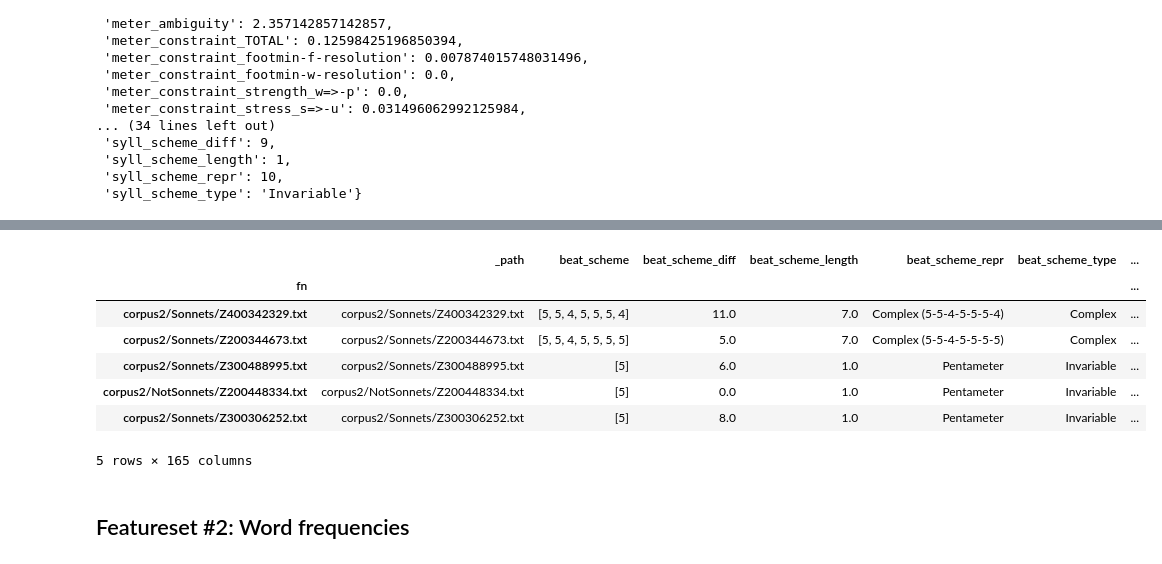
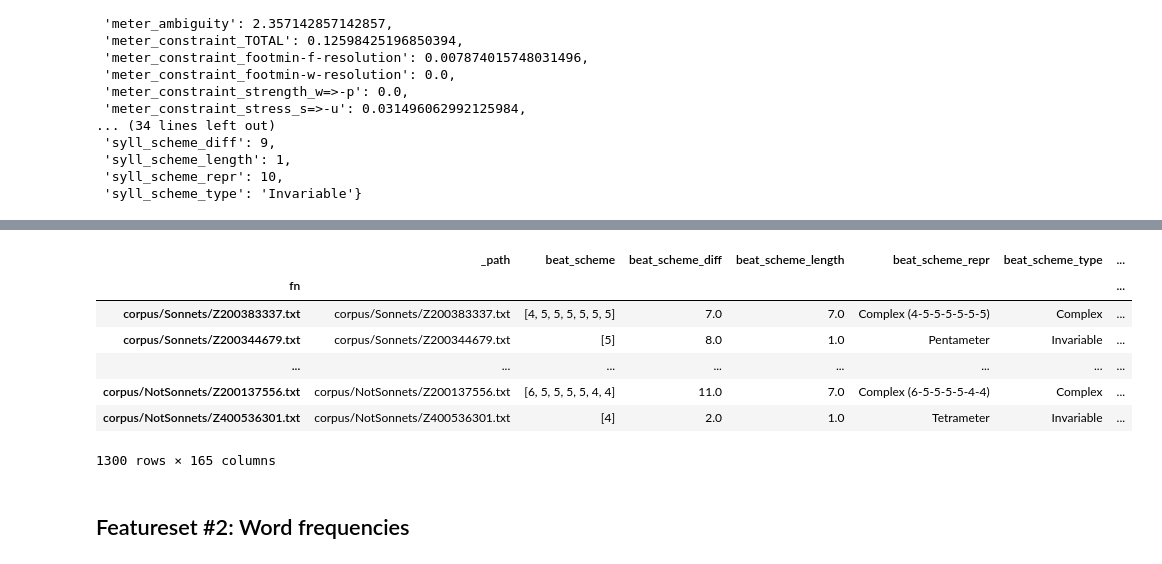
Before and after one commit to quadrismegistus/sonnetproject, a Jupyter notebook: Step2-GenerateFeatureSets.ipynb, the cells around one changed output, grey strips where cells are left out. Cells and saved outputs as stored; diff of their text form; code cells hidden in the pictures.

```diff
--- a/Step2-GenerateFeatureSets.ipynb
+++ b/Step2-GenerateFeatureSets.ipynb
@@ -123,14 +107,14 @@ df_feats_poesy=pd.read_csv('data_poesy/results.txt',encoding='utf-8',sep='\t')
 df_feats_poesy['fn']=[unicode(fn).replace('/Users/ryan/DH/poetry/classification/','') for fn in df_feats_poesy['fn']]
 df_feats_poesy=df_feats_poesy.set_index('fn')
 # %%
-df_feats_poesy.head()
+df_feats_poesy
 # %% [output]
 |  | _path | beat_scheme | beat_scheme_diff | beat_scheme_length | beat_scheme_repr | beat_scheme_type | ... |
 | fn |  |  |  |  |  |  | ... |
-| corpus2/Sonnets/Z400342329.txt | corpus2/Sonnets/Z400342329.txt | [5, 5, 4, 5, 5, 5, 4] | 11.0 | 7.0 | Complex (5-5-4-5-5-5-4) | Complex | ... |
-| corpus2/Sonnets/Z200344673.txt | corpus2/Sonnets/Z200344673.txt | [5, 5, 4, 5, 5, 5, 5] | 5.0 | 7.0 | Complex (5-5-4-5-5-5-5) | Complex | ... |
-| corpus2/Sonnets/Z300488995.txt | corpus2/Sonnets/Z300488995.txt | [5] | 6.0 | 1.0 | Pentameter | Invariable | ... |
-| corpus2/NotSonnets/Z200448334.txt | corpus2/NotSonnets/Z200448334.txt | [5] | 0.0 | 1.0 | Pentameter | Invariable | ... |
-| corpus2/Sonnets/Z300306252.txt | corpus2/Sonnets/Z300306252.txt | [5] | 8.0 | 1.0 | Pentameter | Invariable | ... |
+| corpus/Sonnets/Z200383337.txt | corpus/Sonnets/Z200383337.txt | [4, 5, 5, 5, 5, 5, 5] | 7.0 | 7.0 | Complex (4-5-5-5-5-5-5) | Complex | ... |
+| corpus/Sonnets/Z200344679.txt | corpus/Sonnets/Z200344679.txt | [5] | 8.0 | 1.0 | Pentameter | Invariable | ... |
+| ... | ... | ... | ... | ... | ... | ... | ... |
+| corpus/NotSonnets/Z200137556.txt | corpus/NotSonnets/Z200137556.txt | [6, 5, 5, 5, 5, 4, 4] | 11.0 | 7.0 | Complex (6-5-5-5-5-4-4) | Complex | ... |
+| corpus/NotSonnets/Z400536301.txt | corpus/NotSonnets/Z400536301.txt | [4] | 2.0 | 1.0 | Tetrameter | Invariable | ... |
-5 rows × 165 columns
+1300 rows × 165 columns
 # %%
```
Also changed, not shown: parts of 5 cells of this notebook, 2 other files.
